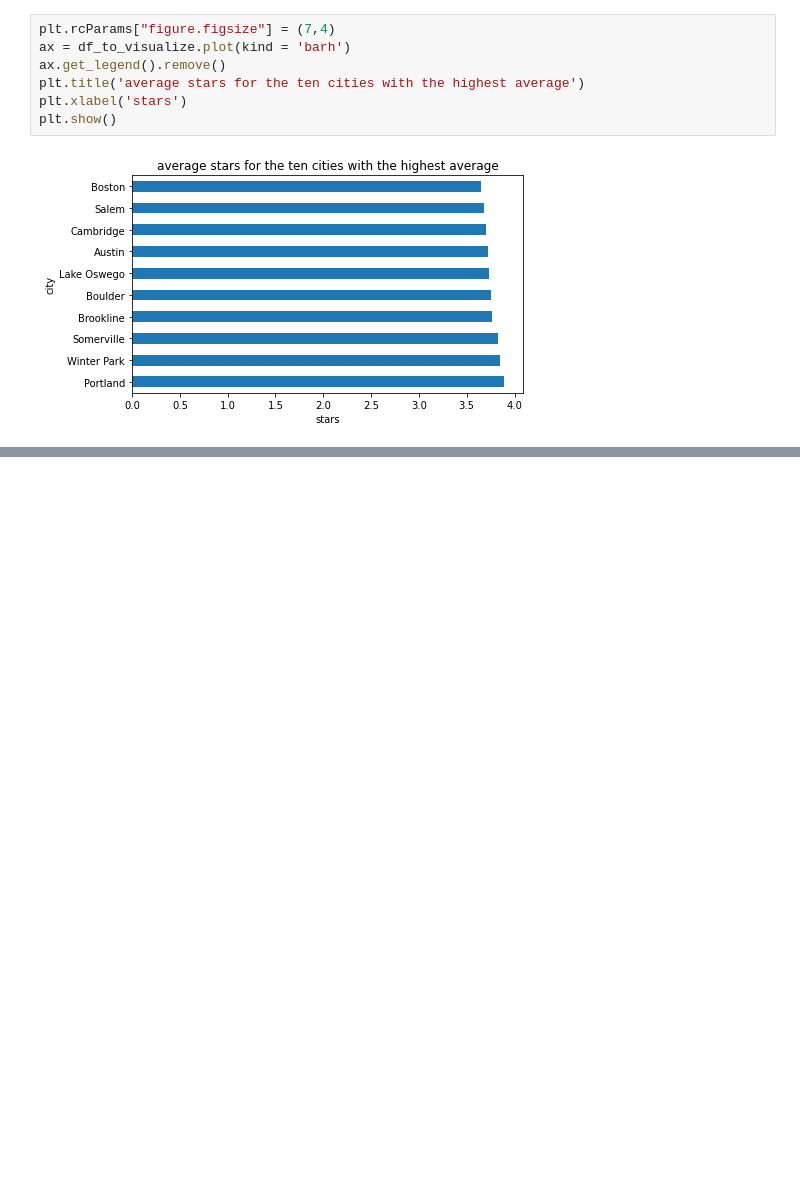
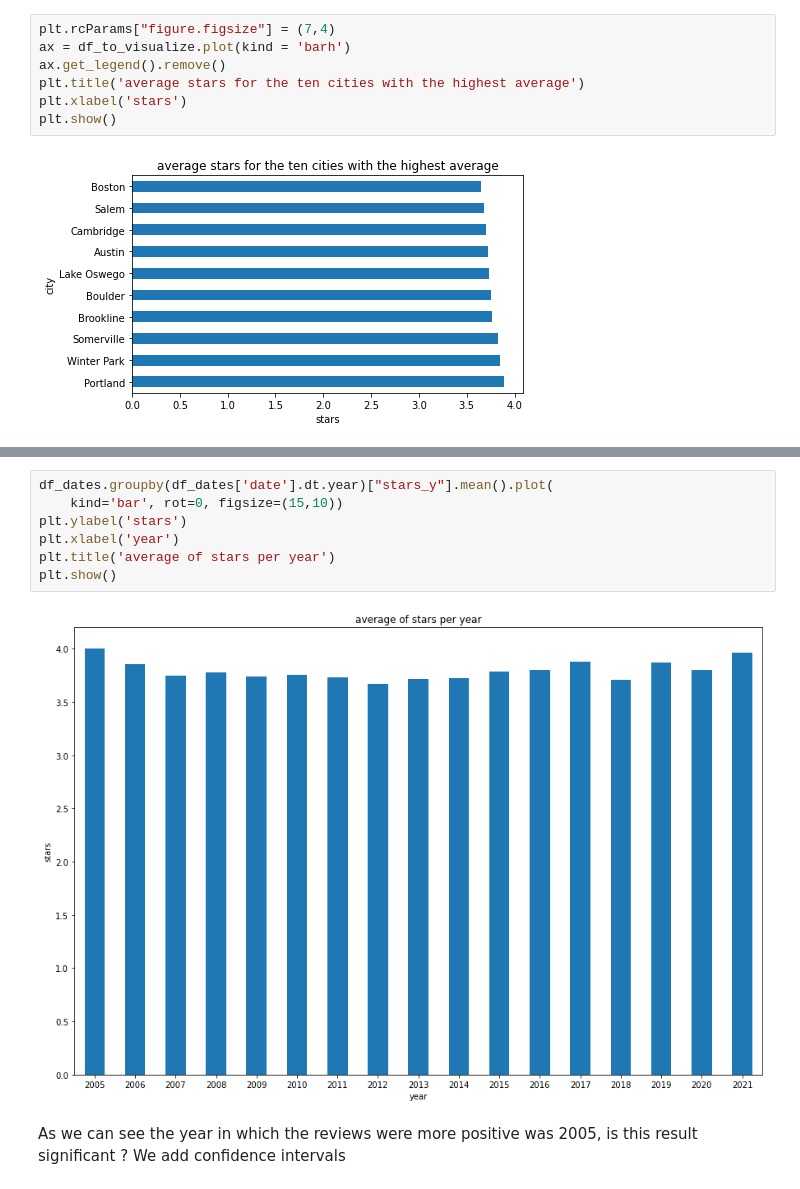
Before and after one commit to lucarossi9/Statistical-computation-project-2, a Jupyter notebook: An analysis on the ratings.ipynb, the cells around one changed output, grey strips where cells are left out. Saved outputs shown, nothing was run; the diff lists cells and outputs as text; blank space fills up the shorter version.

```diff
--- a/An analysis on the ratings.ipynb
+++ b/An analysis on the ratings.ipynb
@@ -193,0 +365,11 @@ As we can notice, the city with the highest average star is Portland with an ave
+# %%
+df_dates.groupby(df_dates['date'].dt.year)["stars_y"].mean().plot(
+    kind='bar', rot=0, figsize=(15,10))
+plt.ylabel('stars')
+plt.xlabel('year')
+plt.title('average of stars per year')
+plt.show()
+# %% [output]
+[figure, added]
+# %% [markdown]
+As we can see the year in which the reviews were more positive was 2005, is this result significant ? We add confidence intervals
```
Also changed, not shown: parts of 31 cells of this notebook.
